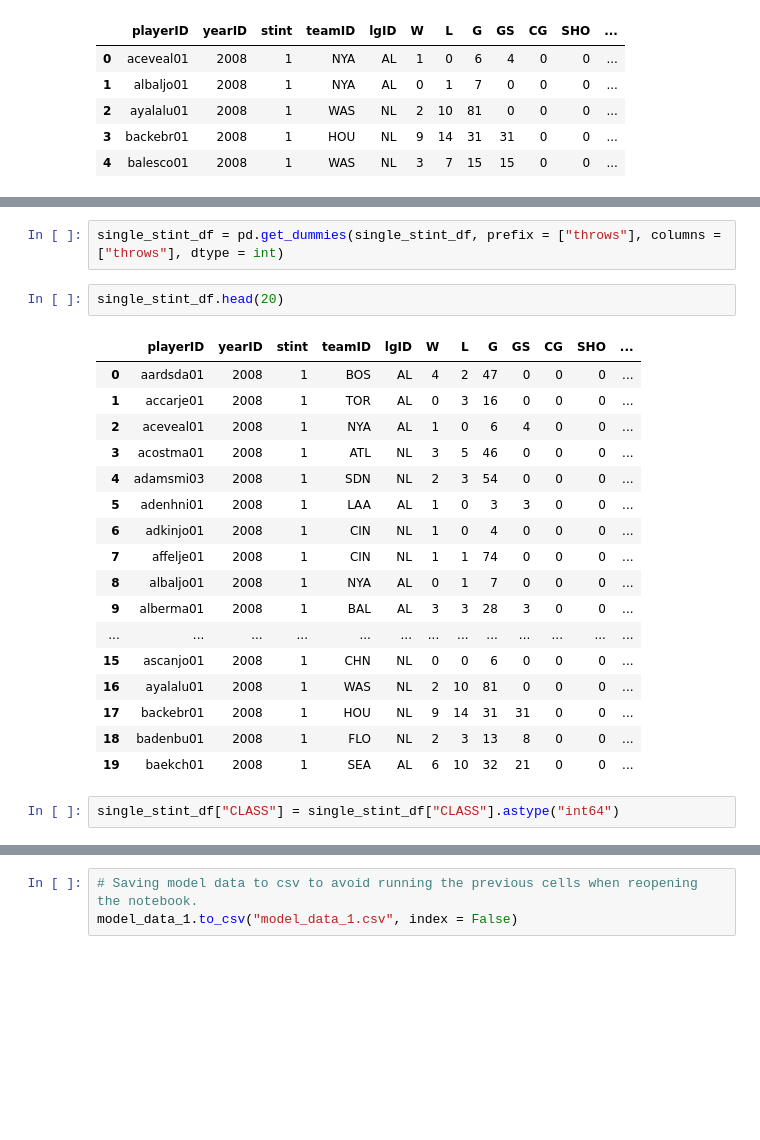
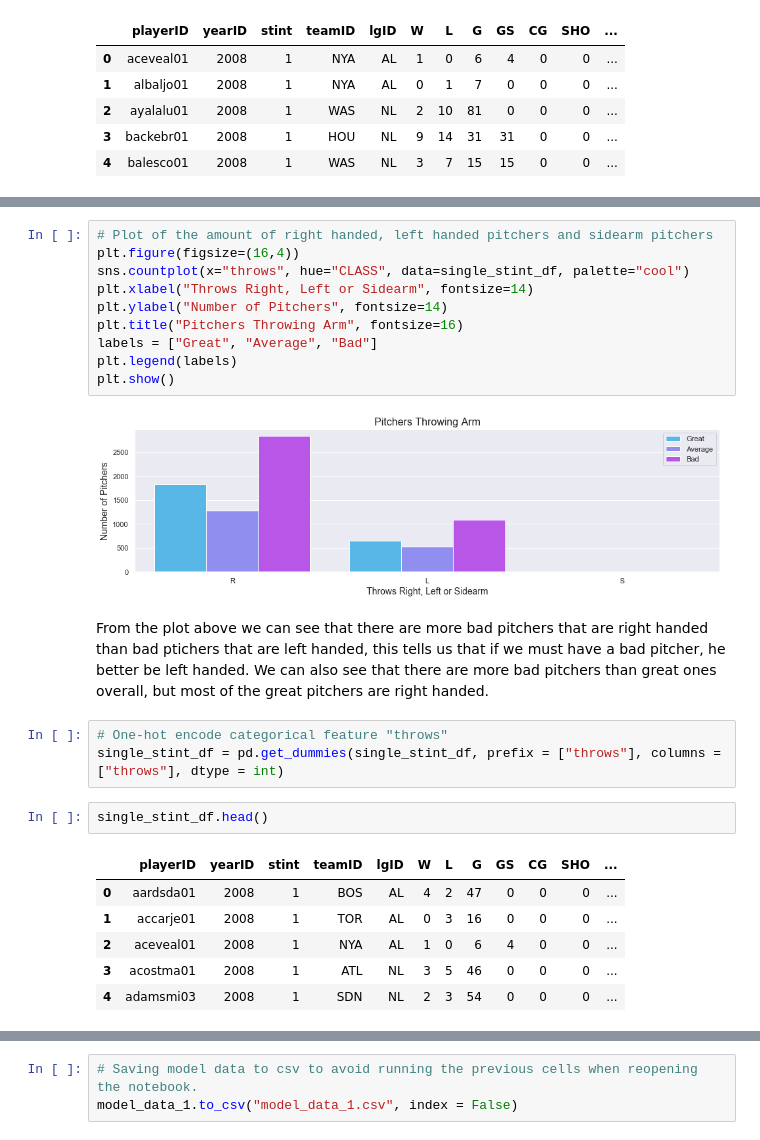
Before and after one commit to UberJoe83/dsc-mod-3-project-v2-1, a Jupyter notebook: student.ipynb, the cells around one changed output, grey strips where cells are left out. Saved outputs shown, nothing was run; the diff lists cells and outputs as text; blank space fills up the shorter version.

```diff
--- a/student.ipynb
+++ b/student.ipynb
@@ -614,7 +528,22 @@ plt.show()
+# %%
+# Plot of the amount of right handed, left handed pitchers and sidearm pitchers
+plt.figure(figsize=(16,4))
+sns.countplot(x="throws", hue="CLASS", data=single_stint_df, palette="cool")
+plt.xlabel("Throws Right, Left or Sidearm", fontsize=14)
+plt.ylabel("Number of Pitchers", fontsize=14)
+plt.title("Pitchers Throwing Arm", fontsize=16)
+labels = ["Great", "Average", "Bad"]
+plt.legend(labels)
+plt.show()
+# %% [output]
+[figure, added]
+# %% [markdown]
+From the plot above we can see that there are more bad pitchers that are right handed than bad ptichers that are left handed, this tells us that if we must have a bad pitcher, he better be left handed. We can also see that there are more bad pitchers than great ones overall, but most of the great pitchers are right handed.
 # %%
+# One-hot encode categorical feature "throws"
 single_stint_df = pd.get_dummies(single_stint_df, prefix = ["throws"], columns = ["throws"], dtype = int)
 # %%
-single_stint_df.head(20)
+single_stint_df.head()
 # %% [output]
 |  | playerID | yearID | stint | teamID | lgID | W | L | G | GS | CG | SHO | ... |
 | 0 | aardsda01 | 2008 | 1 | BOS | AL | 4 | 2 | 47 | 0 | 0 | 0 | ... |
@@ -622,17 +551,4 @@ single_stint_df.head(20)
 | 2 | aceveal01 | 2008 | 1 | NYA | AL | 1 | 0 | 6 | 4 | 0 | 0 | ... |
 | 3 | acostma01 | 2008 | 1 | ATL | NL | 3 | 5 | 46 | 0 | 0 | 0 | ... |
 | 4 | adamsmi03 | 2008 | 1 | SDN | NL | 2 | 3 | 54 | 0 | 0 | 0 | ... |
-| 5 | adenhni01 | 2008 | 1 | LAA | AL | 1 | 0 | 3 | 3 | 0 | 0 | ... |
-| 6 | adkinjo01 | 2008 | 1 | CIN | NL | 1 | 0 | 4 | 0 | 0 | 0 | ... |
-| 7 | affelje01 | 2008 | 1 | CIN | NL | 1 | 1 | 74 | 0 | 0 | 0 | ... |
-| 8 | albaljo01 | 2008 | 1 | NYA | AL | 0 | 1 | 7 | 0 | 0 | 0 | ... |
-| 9 | alberma01 | 2008 | 1 | BAL | AL | 3 | 3 | 28 | 3 | 0 | 0 | ... |
-| ... | ... | ... | ... | ... | ... | ... | ... | ... | ... | ... | ... | ... |
-| 15 | ascanjo01 | 2008 | 1 | CHN | NL | 0 | 0 | 6 | 0 | 0 | 0 | ... |
-| 16 | ayalalu01 | 2008 | 1 | WAS | NL | 2 | 10 | 81 | 0 | 0 | 0 | ... |
-| 17 | backebr01 | 2008 | 1 | HOU | NL | 9 | 14 | 31 | 31 | 0 | 0 | ... |
-| 18 | badenbu01 | 2008 | 1 | FLO | NL | 2 | 3 | 13 | 8 | 0 | 0 | ... |
-| 19 | baekch01 | 2008 | 1 | SEA | AL | 6 | 10 | 32 | 21 | 0 | 0 | ... |
-# %%
-single_stint_df["CLASS"] = single_stint_df["CLASS"].astype("int64")
 # %%
```
Also changed, not shown: parts of 130 cells of this notebook.
